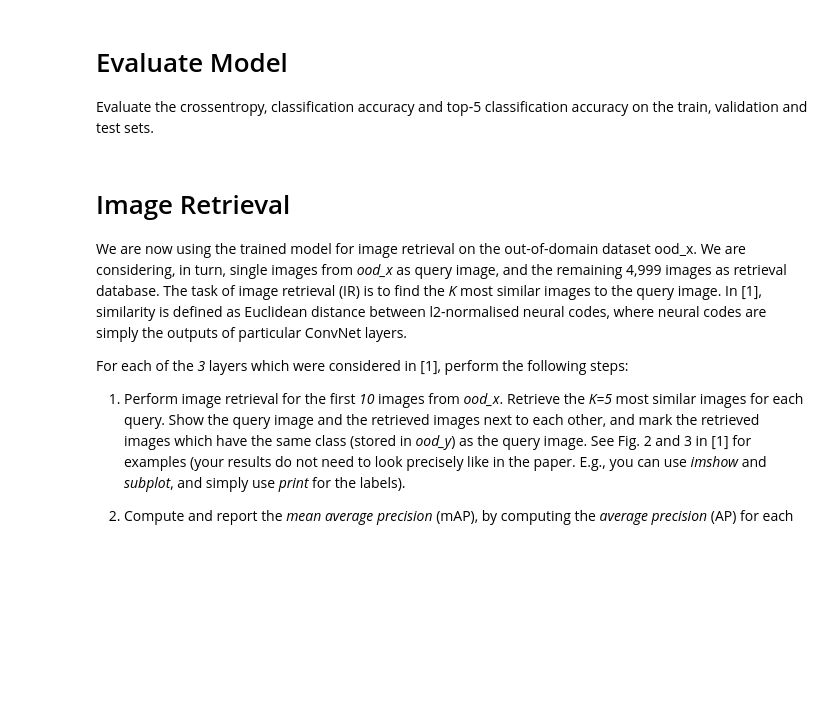
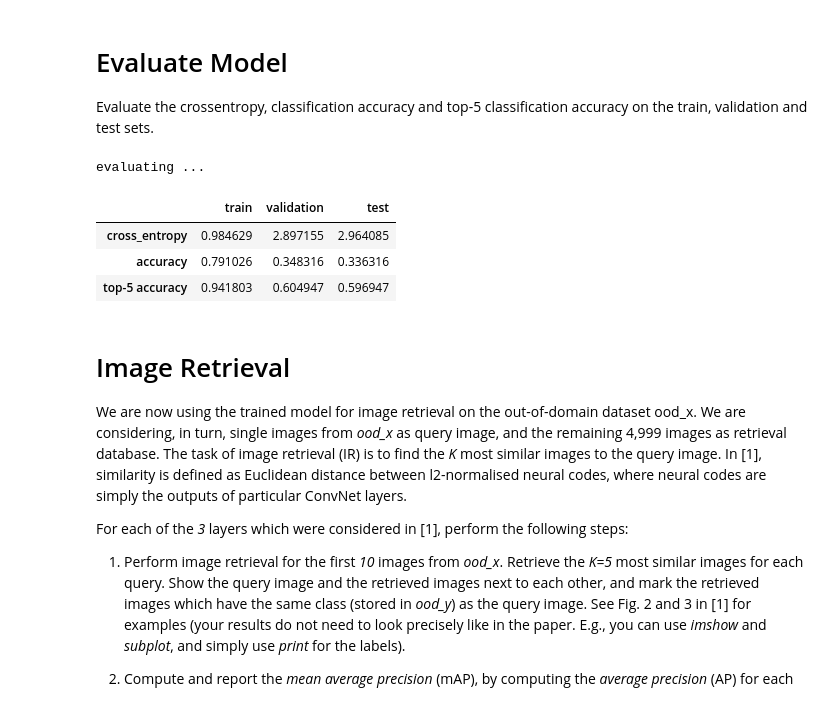
Before and after one commit to tommasobonomo/deeplearning-assignments, a Jupyter notebook: Assignment 2/2IMM10_Assignment_2_1.ipynb, the cells around one changed output. Saved outputs shown, nothing was run; the diff lists cells and outputs as text; code cells hidden in the pictures; blank space fills up the shorter version.

```diff
--- a/Assignment 2/2IMM10_Assignment_2_1.ipynb
+++ b/Assignment 2/2IMM10_Assignment_2_1.ipynb
@@ -55,7 +57,7 @@ if not os.path.isdir('drive'):
 else:
   print('drive already mounted')
 
-base_path = os.path.join('drive', 'My Drive', 'deeplearning2020_ass2_task1')
+base_path = os.path.join('drive', 'My Drive', 'Università', 'Deep Learning', 'Assignment 2', 'deeplearning2020_ass2_task1')
 if not os.path.isdir(base_path):
   os.makedirs(base_path)
 # %% [markdown]
@@ -307,3 +380,22 @@ model = load_model(os.path.join(base_path, 'model.h5'))
+# %%
+import pandas as pd
+
+model = load_model(os.path.join(base_path, 'model.h5'))
+
+# evaluate model here
+evaluations = {}
+print('evaluating ...', flush=True)
+evaluations['train'] = model.evaluate(train_x, train_y, verbose=0)
+evaluations['validation'] = model.evaluate(val_x, val_y, verbose=0)
+evaluations['test'] = model.evaluate(test_x, test_y, verbose=0)
+
+pd.DataFrame(evaluations, ['cross_entropy', 'accuracy', 'top-5 accuracy'])
+# %% [output]
+evaluating ...
+|  | train | validation | test |
+| cross_entropy | 0.984629 | 2.897155 | 2.964085 |
+| accuracy | 0.791026 | 0.348316 | 0.336316 |
+| top-5 accuracy | 0.941803 | 0.604947 | 0.596947 |
 # %% [markdown]
 # Image Retrieval
 
```
Also changed, not shown: parts of 8 cells of this notebook.
